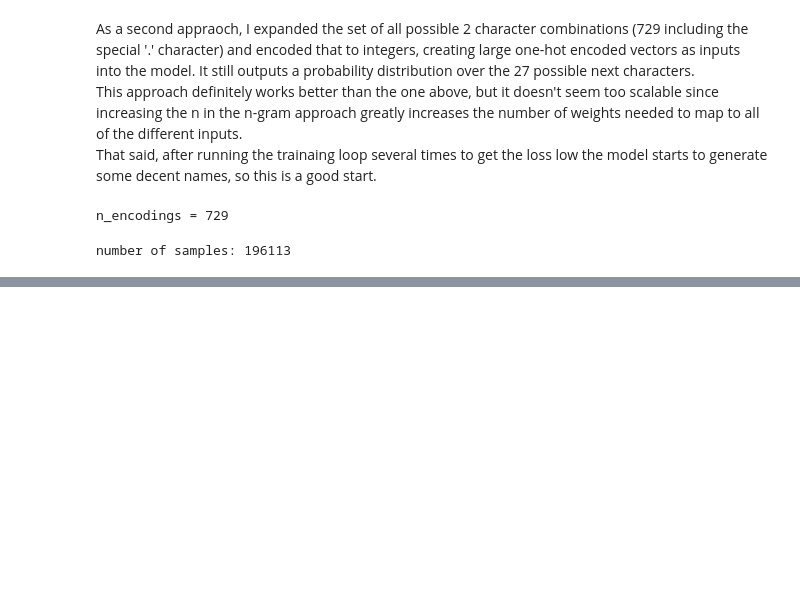
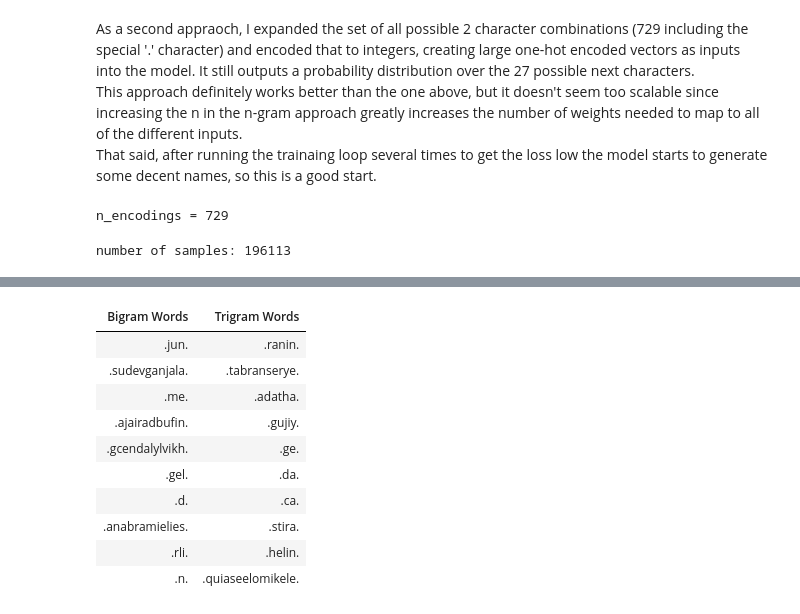
Before and after one commit to hans-elliott99/python-ml, a Jupyter notebook: makemore/video1-bigram.ipynb, the cells around one changed output, grey strips where cells are left out. Saved outputs shown, nothing was run; the diff lists cells and outputs as text; code cells hidden in the pictures; blank space fills up the shorter version.

```diff
--- a/makemore/video1-bigram.ipynb
+++ b/makemore/video1-bigram.ipynb
@@ -388,7 +390,7 @@ for i in range(10):
 # CREATE DATASET
 xs, ys, = [], []
 
-for w in words[:]:
+for w in words[:5]:
     chs = ['.'] + list(w) + ['.']  ##special start and end characters
     for ch1, ch2, ch3 in zip(chs, chs[1:], chs[2:]):
         ix1 = stoi[ch1] ##first input character
@@ -406,5 +408,7 @@ print(f"number of sample: {n_samples}")
 
 # INITALIZE NETWORK WEIGHTS
 g = torch.Generator().manual_seed(2147483647)
-W = torch.randn(size=(27, 27), generator=g, requires_grad=True)
+W1 = torch.randn(size=(27, 27), generator=g, requires_grad=True)
+W2 = torch.randn(size=(27, 27), generator=g, requires_grad=True)
+W3 = torch.randn(size=(27, 1), generator=g, requires_grad=True)
 # %% [output]
@@ -427,7 +432,7 @@ for k in range(100):
     x1_enc = F.one_hot(xs[:, 0], num_classes=27).float()
     x2_enc = F.one_hot(xs[:, 1], num_classes=27).float()
 
-    logits = (x1_enc @ W) + (x2_enc @ W) ##logged 'counts'
+    logits = (x1_enc @ W1) + (x2_enc @ W2) + (x1_enc @ W3) ##logged 'counts'
     ##Softmax
     counts = logits.exp()
     probs = counts / counts.sum(1, keepdims=True)
@@ -436,10 +441,14 @@ for k in range(100):
     print(loss.item(), end=" ")
 
     # backward pass
-    W.grad = None
+    W1.grad = None
+    W2.grad = None
+    W3.grad = None
     loss.backward()
 
     # update params
-    W.data += -5 * W.grad
+    W1.data += -25 * W1.grad
+    W2.data += -25 * W2.grad
+    W3.data += -25 * W3.grad
 # %% [output]
 loss:
@@ -455,7 +464,7 @@ for i in range(10):
         x1_enc = F.one_hot(torch.tensor([ix1]), num_classes=27).float()
         x2_enc = F.one_hot(torch.tensor([ix2]), num_classes=27).float()
 
-        logits = (x1_enc @ W) * (x2_enc @ W)
+        logits = (x1_enc @ W1) + (x2_enc @ W2)
         counts = logits.exp() #equivalent to N
         probs = counts / counts.sum(1, keepdims=True)
 
@@ -581,0 +875,22 @@ for i in range(10):
+# %%
+bi_words = bigram.generate_words(10)
+tri_words = trigram.generate_words(10)
+
+t = PrettyTable(["Bigram Words", "Trigram Words"])
+for i in range(len(bi_words)):
+    t.add_row([bi_words[i], tri_words[i]])
+
+
+t
+# %% [output]
+| Bigram Words | Trigram Words |
+| .jun. | .ranin. |
+| .sudevganjala. | .tabranserye. |
+| .me. | .adatha. |
+| .ajairadbufin. | .gujiy. |
+| .gcendalylvikh. | .ge. |
+| .gel. | .da. |
+| .d. | .ca. |
+| .anabramielies. | .stira. |
+| .rli. | .helin. |
+| .n. | .quiaseelomikele. |
```
Also changed, not shown: parts of 25 cells of this notebook, 1 other file.
